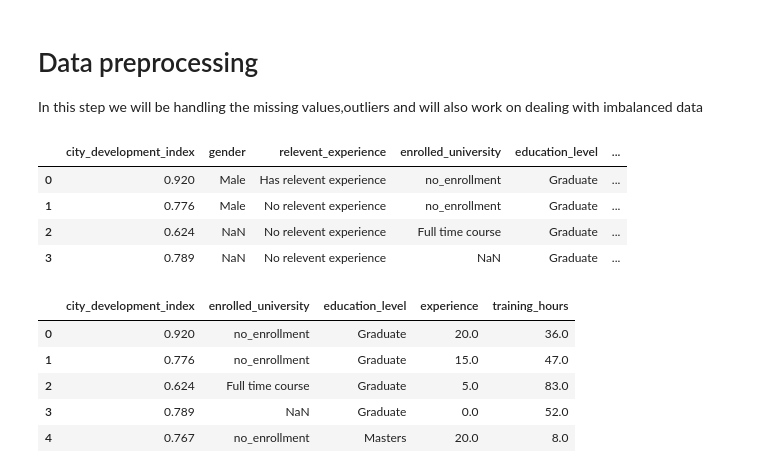
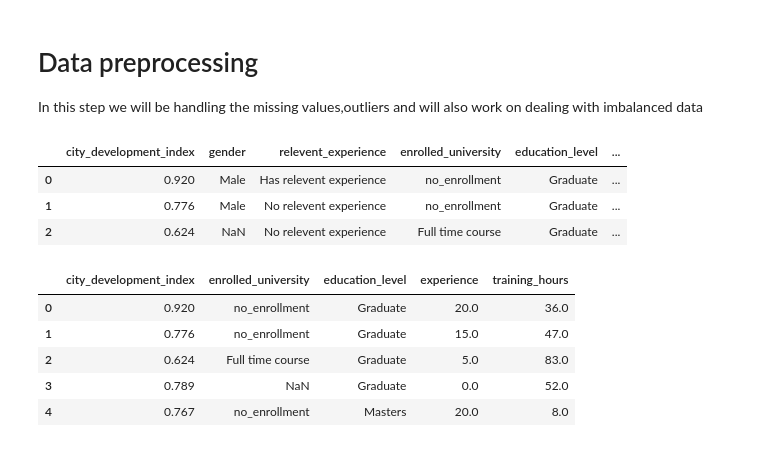
Before and after one commit to yuvraaj2002/Old_projects, a Jupyter notebook: DS job and salary prediction/DS_job_prediction.ipynb, the cells around one changed output. Drawn from its saved outputs; the diff is of its cells as text; code cells hidden in the pictures.

```diff
--- a/DS job and salary prediction/DS_job_prediction.ipynb
+++ b/DS job and salary prediction/DS_job_prediction.ipynb
@@ -129,13 +132,12 @@ In this step we will be handling the missing values,outliers and will also work
 # %%
 # Dropping the unnecessary columns from the dataframe
 df = df.drop(['enrollee_id','city'],axis=1)
-df.head(4)
+df.head(3)
 # %% [output]
 |  | city_development_index | gender | relevent_experience | enrolled_university | education_level | ... |
 | 0 | 0.920 | Male | Has relevent experience | no_enrollment | Graduate | ... |
 | 1 | 0.776 | Male | No relevent experience | no_enrollment | Graduate | ... |
 | 2 | 0.624 | NaN | No relevent experience | Full time course | Graduate | ... |
-| 3 | 0.789 | NaN | No relevent experience | NaN | Graduate | ... |
 # %%
 # Let's take out features having missing value percentage less than 5% to check if we should apply CCA or not
 check_cca = [col for col in df.columns if df[col].isnull().mean()*100 <5 and df[col].isnull().mean()*100>0]
```
Also changed, not shown: parts of 14 cells of this notebook.
